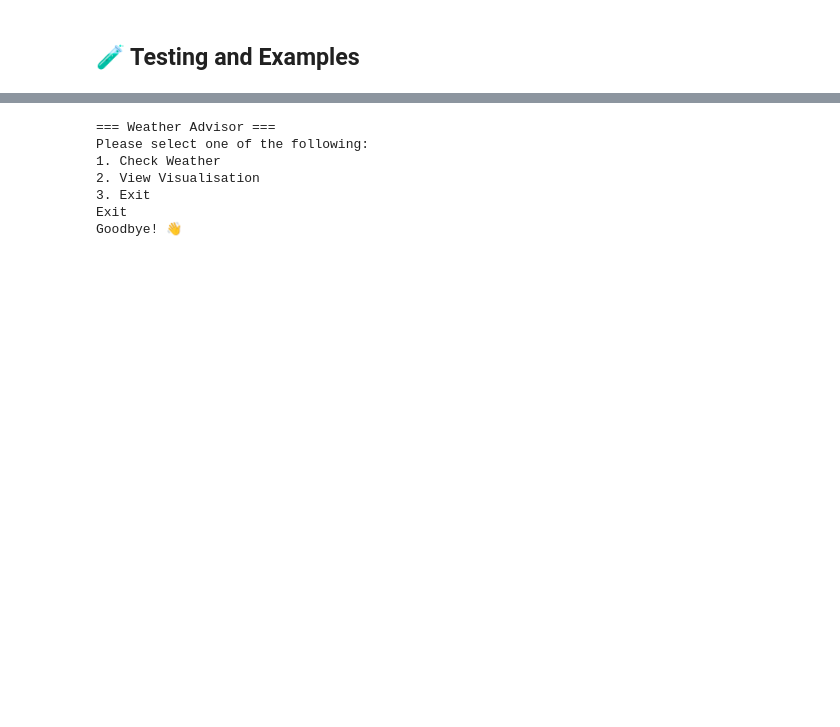
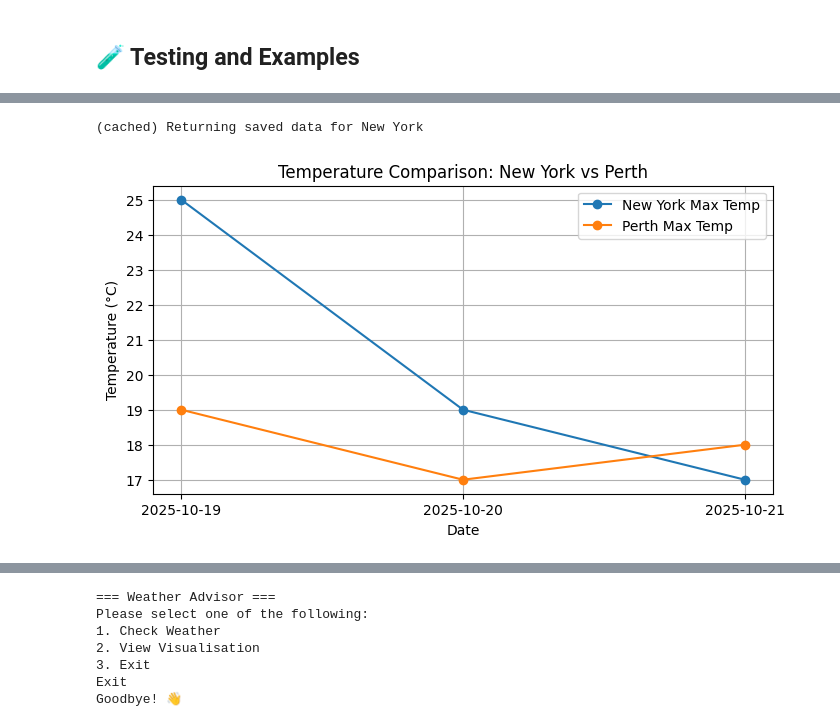
Before and after one commit to Hyunjiinko/ISYS5001_Weatherwise_Hyunjin-Ko, a Jupyter notebook: starter_notebook.ipynb, the cells around one changed output, grey strips where cells are left out. Drawn from its saved outputs; the diff is of its cells as text; code cells hidden in the pictures; blank space fills up the shorter version.

```diff
--- a/starter_notebook.ipynb
+++ b/starter_notebook.ipynb
@@ -142,6 +149,31 @@ def create_precipitation_visualisation(weather_data, output_type='display'):
         return fig
     else:
         plt.show()
+# %%
+def compare_cities_weather(city1, city2):
+    """
+    Compare 3-day temperature forecasts between two cities.
+    """
+    data1 = get_weather_data(city1)
+    data2 = get_weather_data(city2)
+
+    if "error" in data1 or "error" in data2:
+        print("Error fetching one or both city data.")
+        return
+
+    dates = [day["date"] for day in data1["forecast"]]
+    temps1 = [int(day["max_temp"]) for day in data1["forecast"]]
+    temps2 = [int(day["max_temp"]) for day in data2["forecast"]]
+
+    plt.figure(figsize=(8, 4))
+    plt.plot(dates, temps1, marker='o', label=f"{city1} Max Temp")
+    plt.plot(dates, temps2, marker='o', label=f"{city2} Max Temp")
+    plt.title(f"Temperature Comparison: {city1} vs {city2}")
+    plt.xlabel("Date")
+    plt.ylabel("Temperature (°C)")
+    plt.legend()
+    plt.grid(True)
+    plt.show()
 # %% [markdown]
 ## 🤖 Natural Language Processing
 # %%
@@ -285,0 +348,6 @@ In New York today, expect temperatures between 12°C and 15°C — a fairly mild
+# %%
+#Multi-City Comparison Test
+compare_cities_weather("New York", "Perth")
+# %% [output]
+(cached) Returning saved data for New York
+[figure, added]
```
Also changed, not shown: parts of 12 cells of this notebook.
